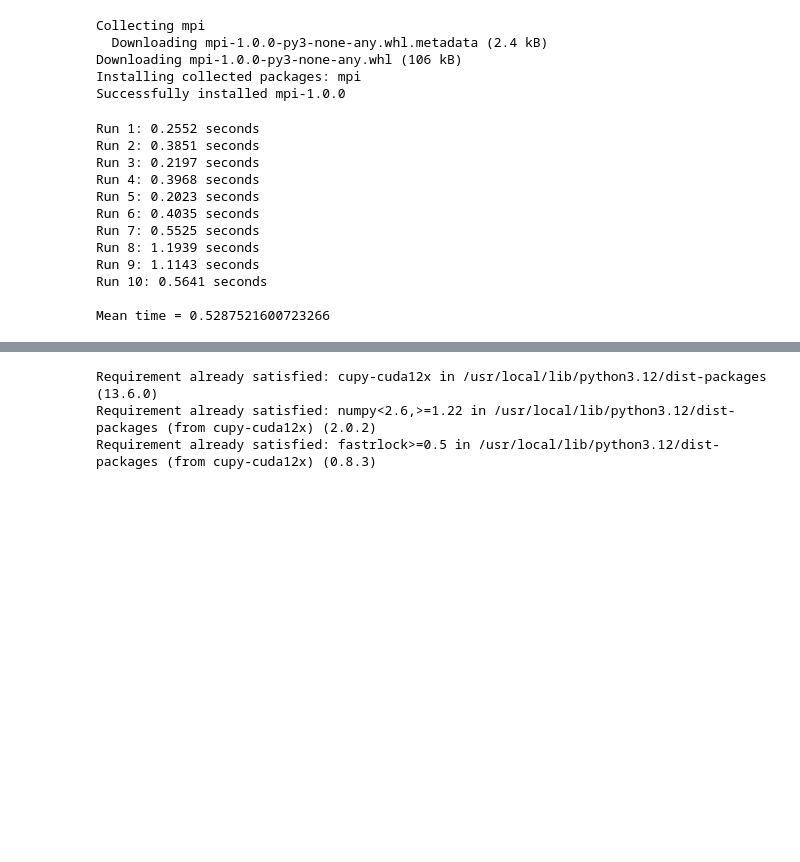
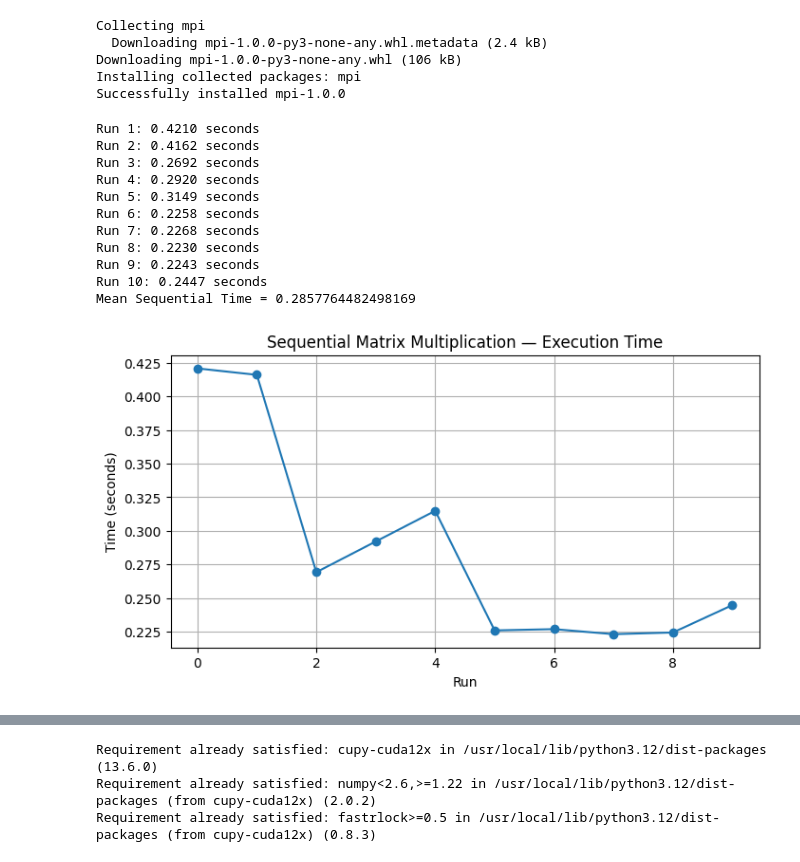
Before and after one commit to ZIZOUTOUMOU/ZIZOUTOUMOU, a Jupyter notebook: cal_paralle.ipynb, the cells around one changed output, grey strips where cells are left out. Cells and saved outputs as stored; diff of their text form; code cells hidden in the pictures; blank space fills up the shorter version.

```diff
--- a/cal_paralle.ipynb
+++ b/cal_paralle.ipynb
@@ -19,51 +19,56 @@ Successfully installed mpi-1.0.0
 # %%
 import numpy as np
 import time
+import matplotlib.pyplot as plt
 
-N = 80  # fixed size
+N = 80
 
 def matmul_sequential(A, B):
     C = np.zeros((N, N))
     for i in range(N):
         for j in range(N):
             s = 0
             for k in range(N):
                 s += A[i, k] * B[k, j]
             C[i, j] = s
     return C
 
-if __name__ == "__main__":
-    # generate random matrices once
-    A = np.random.rand(N, N)
-    B = np.random.rand(N, N)
+A = np.random.rand(N, N)
+B = np.random.rand(N, N)
 
-    times = []
+times = []
 
-    for run in range(10):
-        t0 = time.time()
-        C = matmul_sequential(A, B)
-        t1 = time.time()
+for run in range(10):
+    t0 = time.time()
+    C = matmul_sequential(A, B)
+    t1 = time.time()
+    times.append(t1 - t0)
+    print(f"Run {run+1}: {t1 - t0:.4f} seconds")
 
-        elapsed = t1 - t0
-        times.append(elapsed)
+mean_time = sum(times) / len(times)
+print("Mean Sequential Time =", mean_time)
 
-        print(f"Run {run+1}: {elapsed:.4f} seconds")
-
-    mean_time = sum(times) / len(times)
-    print("\nMean time =", mean_time)
+# PLOT
+plt.figure(figsize=(8,4))
+plt.plot(times, marker='o')
+plt.title("Sequential Matrix Multiplication — Execution Time")
+plt.xlabel("Run")
+plt.ylabel("Time (seconds)")
+plt.grid(True)
+plt.show()
 # %% [output]
-Run 1: 0.2552 seconds
-Run 2: 0.3851 seconds
-Run 3: 0.2197 seconds
-Run 4: 0.3968 seconds
-Run 5: 0.2023 seconds
-Run 6: 0.4035 seconds
-Run 7: 0.5525 seconds
-Run 8: 1.1939 seconds
-Run 9: 1.1143 seconds
-Run 10: 0.5641 seconds
-
-Mean time = 0.5287521600723266
+Run 1: 0.4210 seconds
+Run 2: 0.4162 seconds
+Run 3: 0.2692 seconds
+Run 4: 0.2920 seconds
+Run 5: 0.3149 seconds
+Run 6: 0.2258 seconds
+Run 7: 0.2268 seconds
+Run 8: 0.2230 seconds
+Run 9: 0.2243 seconds
+Run 10: 0.2447 seconds
+Mean Sequential Time = 0.2857764482498169
+[figure, added]
 # %%
 import numpy as np
 import threading
```
Also changed, not shown: parts of 4 cells of this notebook.
